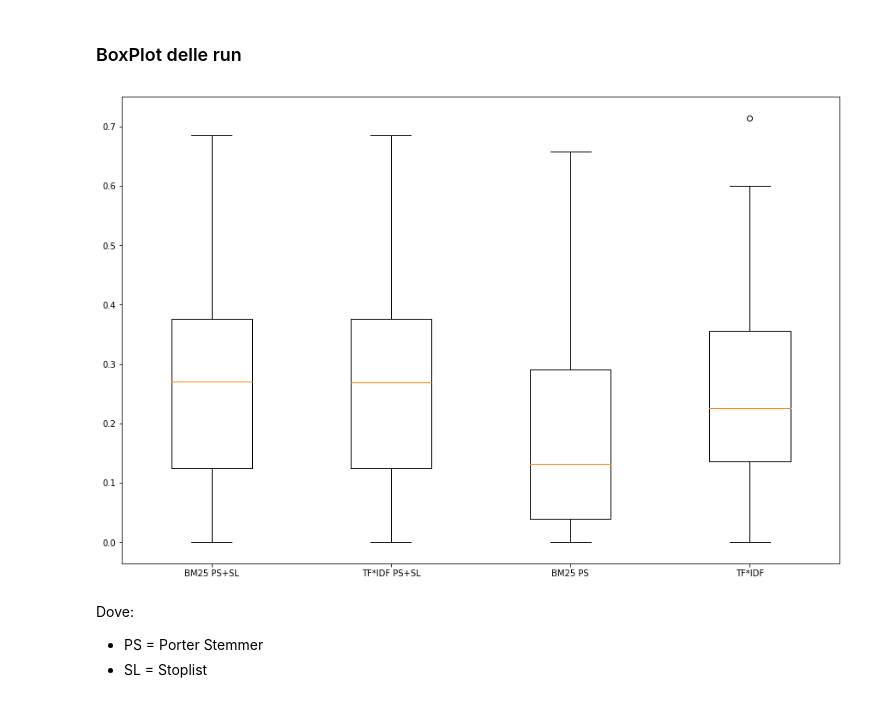
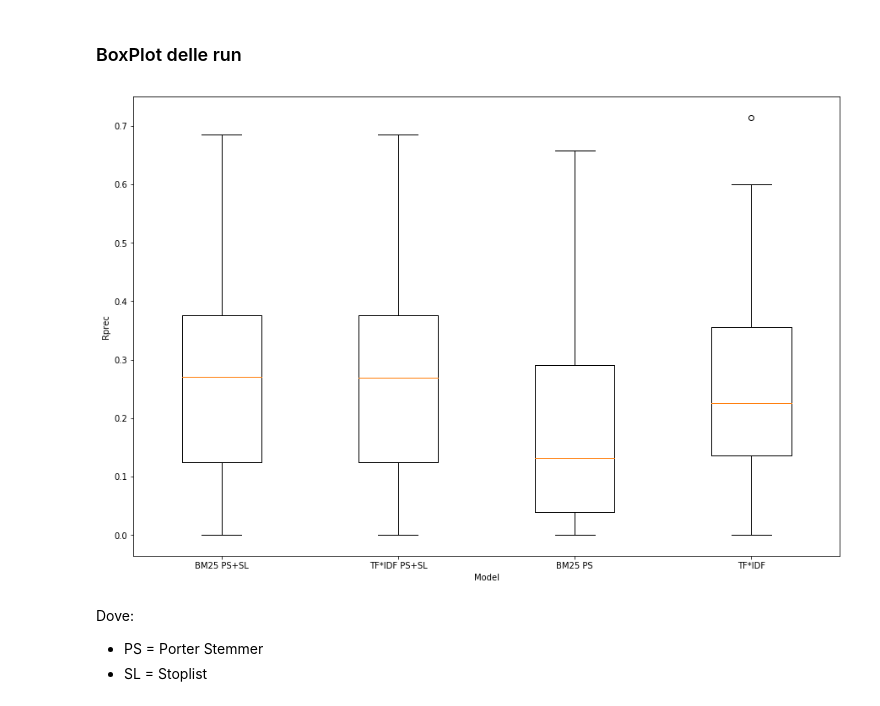
Before and after one commit to Morat96/HW1_InformationRetrival, a Jupyter notebook: repository/HW1_notebook_MoratelloMatteo_1205720.ipynb, the cells around one changed output. Saved outputs shown, nothing was run; the diff lists cells and outputs as text; code cells hidden in the pictures.

```diff
--- a/repository/HW1_notebook_MoratelloMatteo_1205720.ipynb
+++ b/repository/HW1_notebook_MoratelloMatteo_1205720.ipynb
@@ -363,9 +365,11 @@ rPrec_values4 = rPrec_values4[:50]
 # %%
 plt.figure(figsize=[15,10])
 plt.boxplot([rPrec_values1,rPrec_values2,rPrec_values3,rPrec_values4], labels=['BM25 PS+SL','TF*IDF PS+SL','BM25 PS','TF*IDF'])
+plt.ylabel("Rprec")
+plt.xlabel("Model")
 plt.show()
 # %% [output]
-[figure, old version]
+[figure, new version]
 # %% [markdown]
 Dove:
 - PS = Porter Stemmer
```
Also changed, not shown: parts of 2 cells of this notebook.
